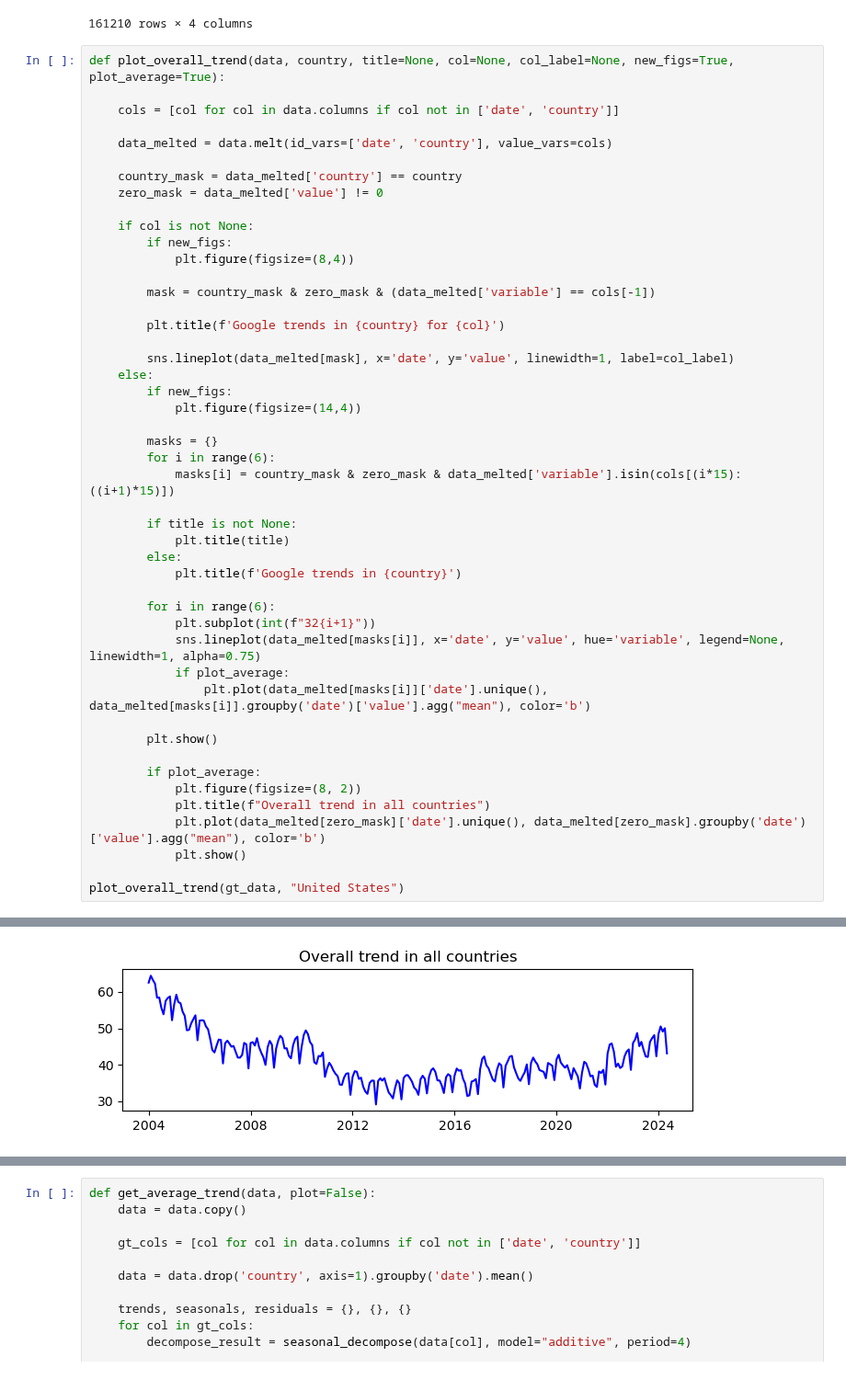
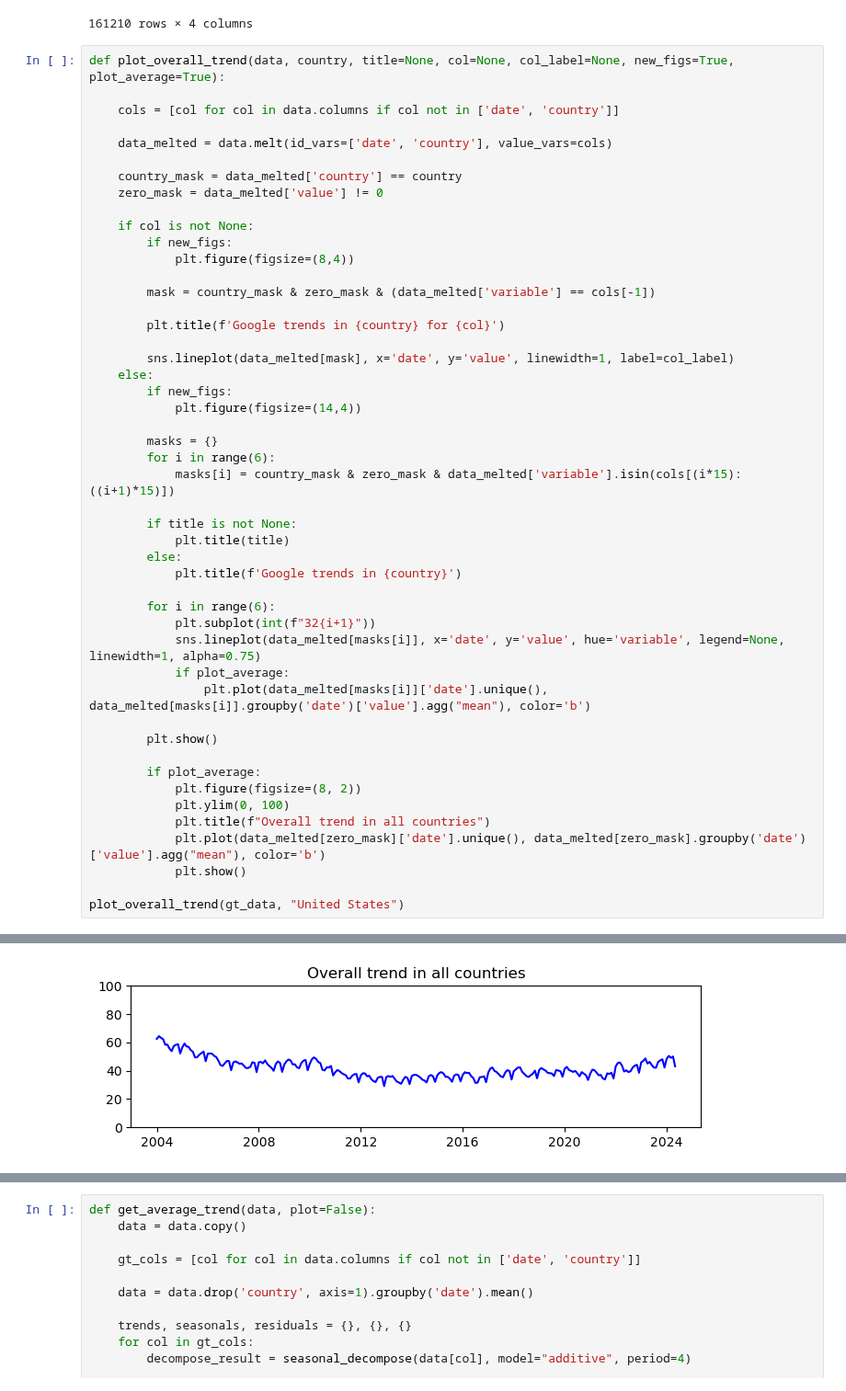
Before and after one commit to theS3b/Smoothing-Techniques-for-Predicting-High-Frequency-Time-Series, a Jupyter notebook: Downward trend removal.ipynb, the cells around one changed output, grey strips where cells are left out. Shown at 92% size. Saved outputs shown, nothing was run; the diff lists cells and outputs as text.

```diff
--- a/Downward trend removal.ipynb
+++ b/Downward trend removal.ipynb
@@ -62,32 +62,33 @@ def plot_overall_trend(data, country, title=None, col=None, col_label=None, new_
     else:
         if new_figs:
             plt.figure(figsize=(14,4))
 
         masks = {}
         for i in range(6):
             masks[i] = country_mask & zero_mask & data_melted['variable'].isin(cols[(i*15):((i+1)*15)])
 
         if title is not None:
             plt.title(title)
         else:
             plt.title(f'Google trends in {country}')
 
         for i in range(6):
             plt.subplot(int(f"32{i+1}"))
             sns.lineplot(data_melted[masks[i]], x='date', y='value', hue='variable', legend=None, linewidth=1, alpha=0.75)
             if plot_average:
                 plt.plot(data_melted[masks[i]]['date'].unique(), data_melted[masks[i]].groupby('date')['value'].agg("mean"), color='b')
 
         plt.show()
 
         if plot_average:
             plt.figure(figsize=(8, 2))
+            plt.ylim(0, 100)
             plt.title(f"Overall trend in all countries")
             plt.plot(data_melted[zero_mask]['date'].unique(), data_melted[zero_mask].groupby('date')['value'].agg("mean"), color='b')
             plt.show()
 
 plot_overall_trend(gt_data, "United States")
 # %% [output]
 [figure]
-[figure, old version]
+[figure, new version]
 # %% [markdown]
```
Also changed, not shown: parts of 5 cells of this notebook, 4 other files.
